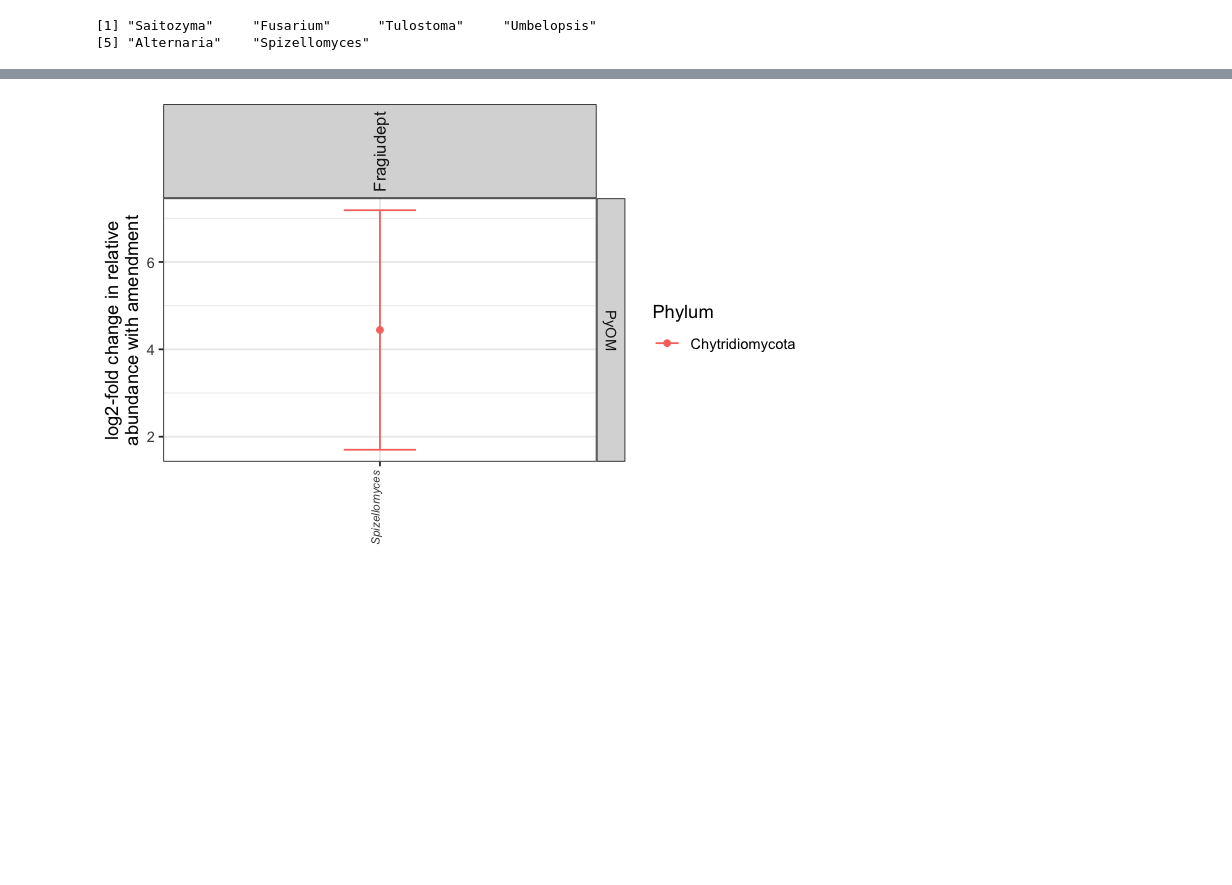
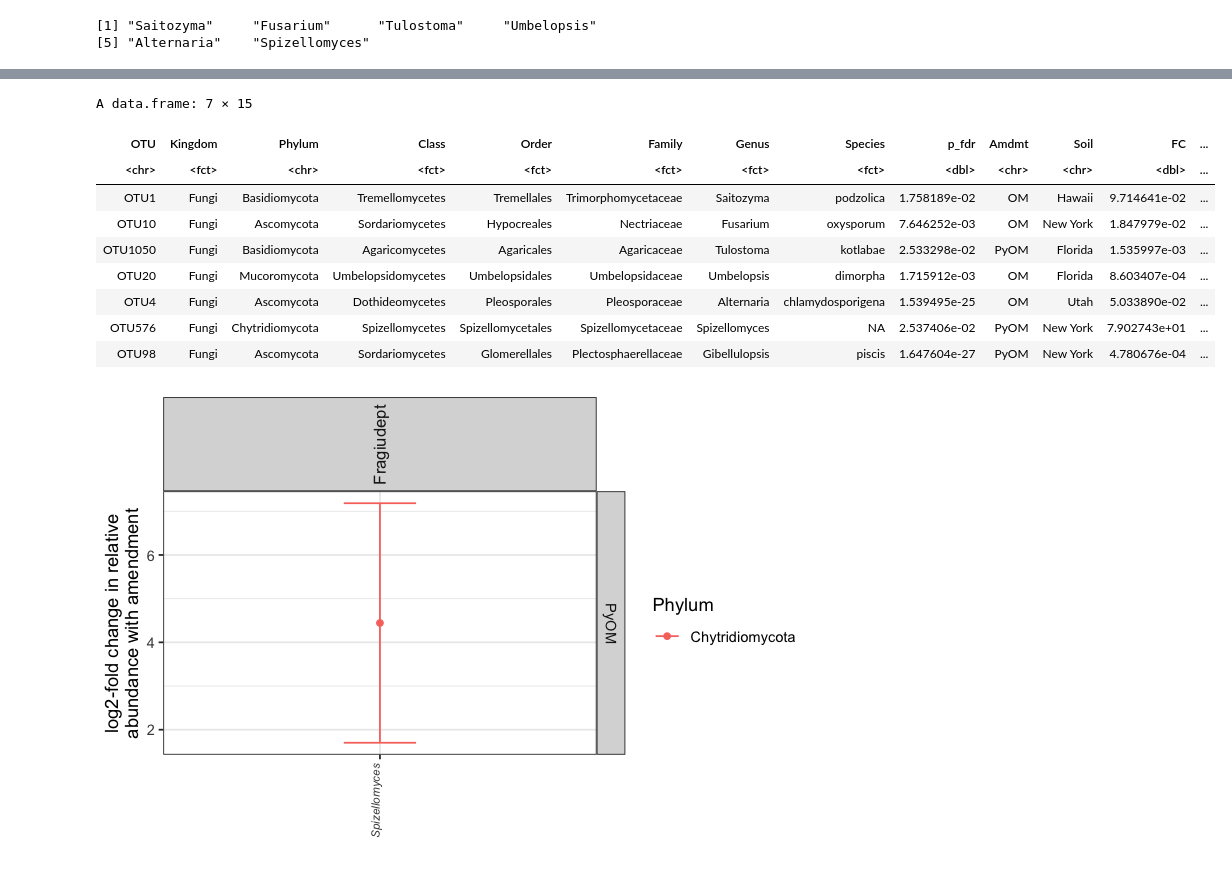
Before and after one commit to TheaWhitman/NEON_PyOM, a Jupyter notebook: DA_Corncob_ITS2.ipynb, the cells around one changed output, grey strips where cells are left out. Drawn from its saved outputs; the diff is of its cells as text; code cells hidden in the pictures; blank space fills up the shorter version.

Commit message:
Updating corncob L2FC estimate procedures

```diff
--- a/DA_Corncob_ITS2.ipynb
+++ b/DA_Corncob_ITS2.ipynb
@@ -121,6 +125,7 @@ tax_table()   Taxonomy Table:    [ 66 taxa by 7 taxonomic ranks ]
 #saveRDS(results,"../data/CornellITS2/DA.results.ITS2")
 #saveRDS(results,"../data/CornellITS2/DA.results.ITS2.0.001")
 #saveRDS(results,"../data/CornellITS2/DA.results.ITS2.0.0001")
+results = readRDS("../data/CornellITS2/DA.results.ITS2.0.0001")
 # %%
 cutoff=0.05
 r = lapply(results, function(l) l[[1]])
@@ -149,12 +154,15 @@ for (i in c(1,3,4,5,9,10)){
     Soil = try(results[[i]][[3]])
     for (j in 1:length(r$significant_taxa)){
         sig_models = try(r$significant_models[[j]],silent=TRUE)
-        mu = try(data.frame(t(as.matrix(sig_models$coefficients[3,]))),silent=TRUE)
+        mu = try(data.frame(t(as.matrix(sig_models$coefficients[1:3,1]))),silent=TRUE)
+        se = try(data.frame(t(as.matrix(sig_models$coefficients[1:3,2]))),silent=TRUE)
+        mu = cbind(mu,se)
         p_fdr = try(r$p_fdr[r$significant_taxa][j],silent=TRUE)
         mu$p_fdr = try(p_fdr,silent=TRUE)
         mu$Amdmt = try(Amdmt,silent=TRUE)
         mu$Soil = try(Soil,silent=TRUE)
         row.names(mu)= try(paste(row.names(try(data.frame(p_fdr))),"_",i,sep=""),silent=TRUE)
+        colnames(mu) = c("mu.Intercept","mu.Day26","mu.Amdmt","se.Intercept","se.Day26","se.Amdmt","p_fdr","Amdmt","Soil")
         df = try(rbind(df,mu))
     }
 }
@@ -181,3 +188,14 @@ df$OTU = sub("_[0-9]","",df$OTU)
 df$OTU
 # %% [output]
 [1] "OTU1"    "OTU4"    "OTU10"   "OTU20"   "OTU98"   "OTU576"  "OTU1050"
+# %%
+# Calculate the fold-change value using corncob's inverse logit function and our estimates
+df$FC.10 = corncob::invlogit(df$mu.Intercept+df$mu.Amdmt)/corncob::invlogit(df$mu.Intercept)
+df$FC.26 = corncob::invlogit(df$mu.Intercept+df$mu.Day26+df$mu.Amdmt)/corncob::invlogit(df$mu.Intercept+df$mu.Day26)
+df$FC = (df$FC.10+df$FC.26)/2
+
+# Get the log2-fold change
+df$log2FC = log(df$FC,base=2)
+# Get the baseline relative abundance (of that OTU in bulk soil)
+df$Relabund = (corncob::invlogit(df$mu.Intercept)+corncob::invlogit(df$mu.Intercept+df$mu.Day26))/2
+df=df[,c(7:10,13:15)]
@@ -216,3 +234,16 @@ A data.frame: 6 × 16
+# %%
+joined
+# %% [output]
+A data.frame: 7 × 15
+| OTU | Kingdom | Phylum | Class | Order | Family | Genus | Species | p_fdr | Amdmt | Soil | FC | ... |
+| <chr> | <fct> | <chr> | <fct> | <fct> | <fct> | <fct> | <fct> | <dbl> | <chr> | <chr> | <dbl> | ... |
+| OTU1 | Fungi | Basidiomycota | Tremellomycetes | Tremellales | Trimorphomycetaceae | Saitozyma | podzolica | 1.758189e-02 | OM | Hawaii | 9.714641e-02 | ... |
+| OTU10 | Fungi | Ascomycota | Sordariomycetes | Hypocreales | Nectriaceae | Fusarium | oxysporum | 7.646252e-03 | OM | New York | 1.847979e-02 | ... |
+| OTU1050 | Fungi | Basidiomycota | Agaricomycetes | Agaricales | Agaricaceae | Tulostoma | kotlabae | 2.533298e-02 | PyOM | Florida | 1.535997e-03 | ... |
+| OTU20 | Fungi | Mucoromycota | Umbelopsidomycetes | Umbelopsidales | Umbelopsidaceae | Umbelopsis | dimorpha | 1.715912e-03 | OM | Florida | 8.603407e-04 | ... |
+| OTU4 | Fungi | Ascomycota | Dothideomycetes | Pleosporales | Pleosporaceae | Alternaria | chlamydosporigena | 1.539495e-25 | OM | Utah | 5.033890e-02 | ... |
+| OTU576 | Fungi | Chytridiomycota | Spizellomycetes | Spizellomycetales | Spizellomycetaceae | Spizellomyces | NA | 2.537406e-02 | PyOM | New York | 7.902743e+01 | ... |
+| OTU98 | Fungi | Ascomycota | Sordariomycetes | Glomerellales | Plectosphaerellaceae | Gibellulopsis | piscis | 1.647604e-27 | PyOM | New York | 4.780676e-04 | ... |
 # %%
 TaxonOrder = joined %>%
     select(Phylum,Genus,OTU,Name)%>%
```
Also changed, not shown: parts of 4 cells of this notebook, 1 other file.
